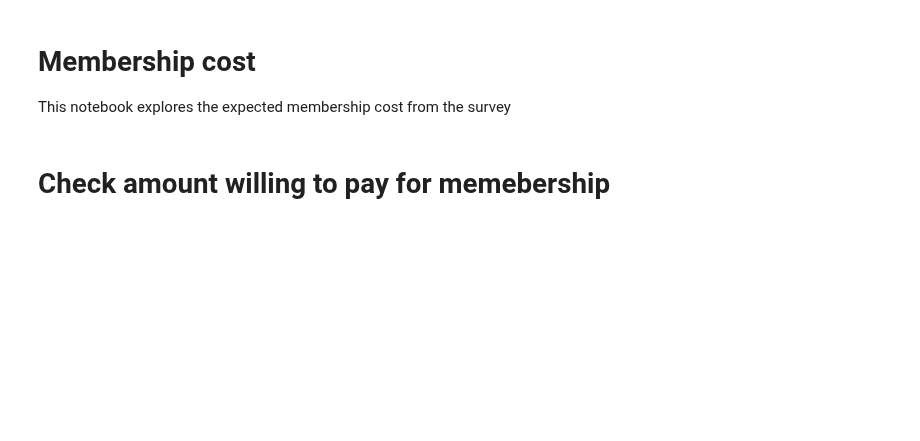
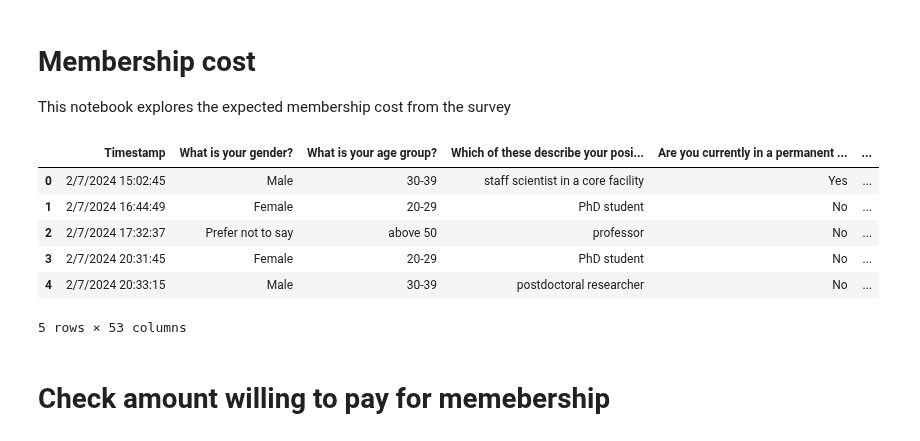
Before and after one commit to GloBIAS-BioimageAnalysts/Survey_2024, a Jupyter notebook: notebooks/membership_cost.ipynb, the cells around one changed output. Cells and saved outputs as stored; diff of their text form; code cells hidden in the pictures; blank space fills up the shorter version.

```diff
--- a/notebooks/membership_cost.ipynb
+++ b/notebooks/membership_cost.ipynb
@@ -9,6 +9,16 @@ import seaborn as sns
 import textwrap
 # %%
 df = pd.read_csv("../data/survey2024.csv")
+# %%
+df.head()
+# %% [output]
+|  | Timestamp | What is your gender? | What is your age group? | Which of these describe your posi... | Are you currently in a permanent ... | ... |
+| 0 | 2/7/2024 15:02:45 | Male | 30-39 | staff scientist in a core facility | Yes | ... |
+| 1 | 2/7/2024 16:44:49 | Female | 20-29 | PhD student | No | ... |
+| 2 | 2/7/2024 17:32:37 | Prefer not to say | above 50 | professor | No | ... |
+| 3 | 2/7/2024 20:31:45 | Female | 20-29 | PhD student | No | ... |
+| 4 | 2/7/2024 20:33:15 | Male | 30-39 | postdoctoral researcher | No | ... |
+5 rows × 53 columns
 # %% [markdown]
 # Check amount willing to pay for memebership
 # %%
```
Also changed, not shown: parts of 9 cells of this notebook, 2 other files.
